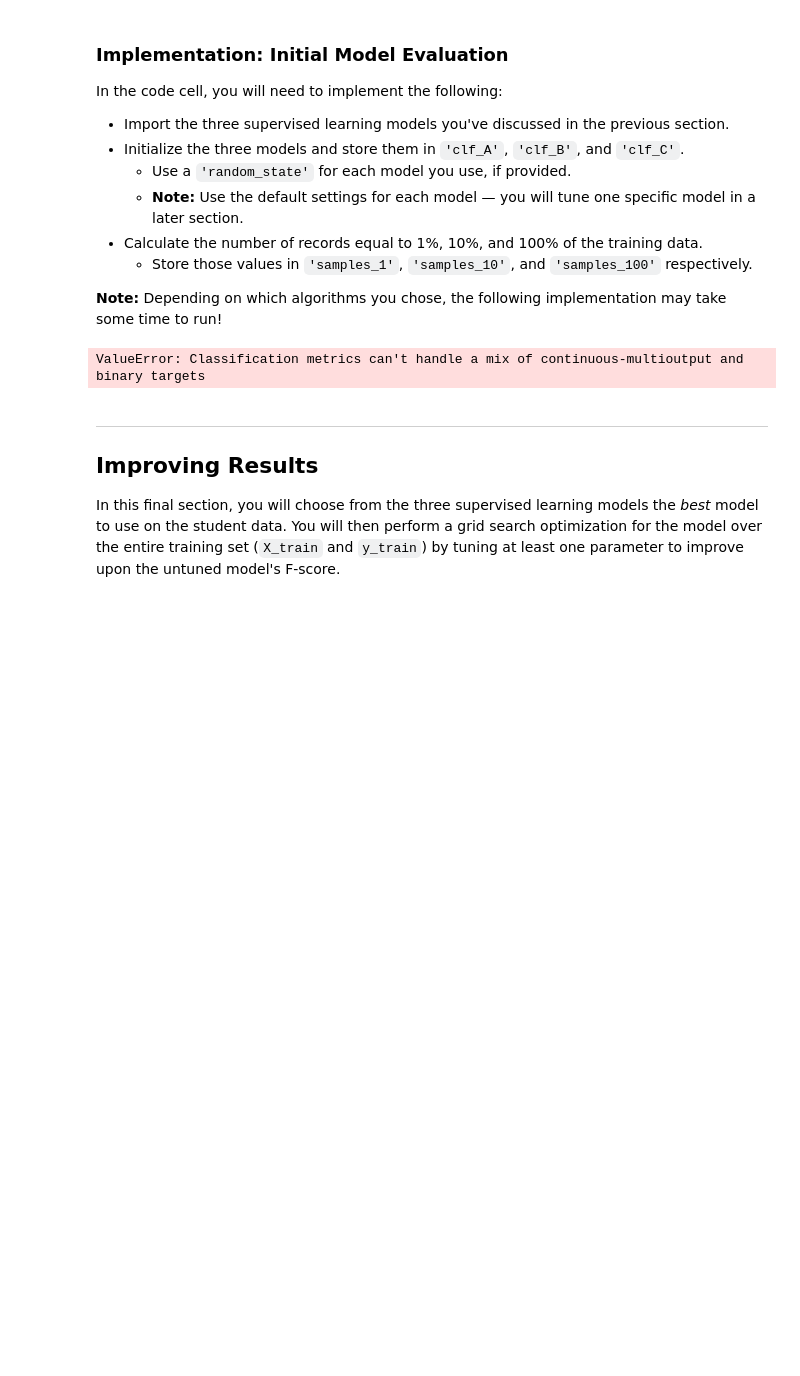
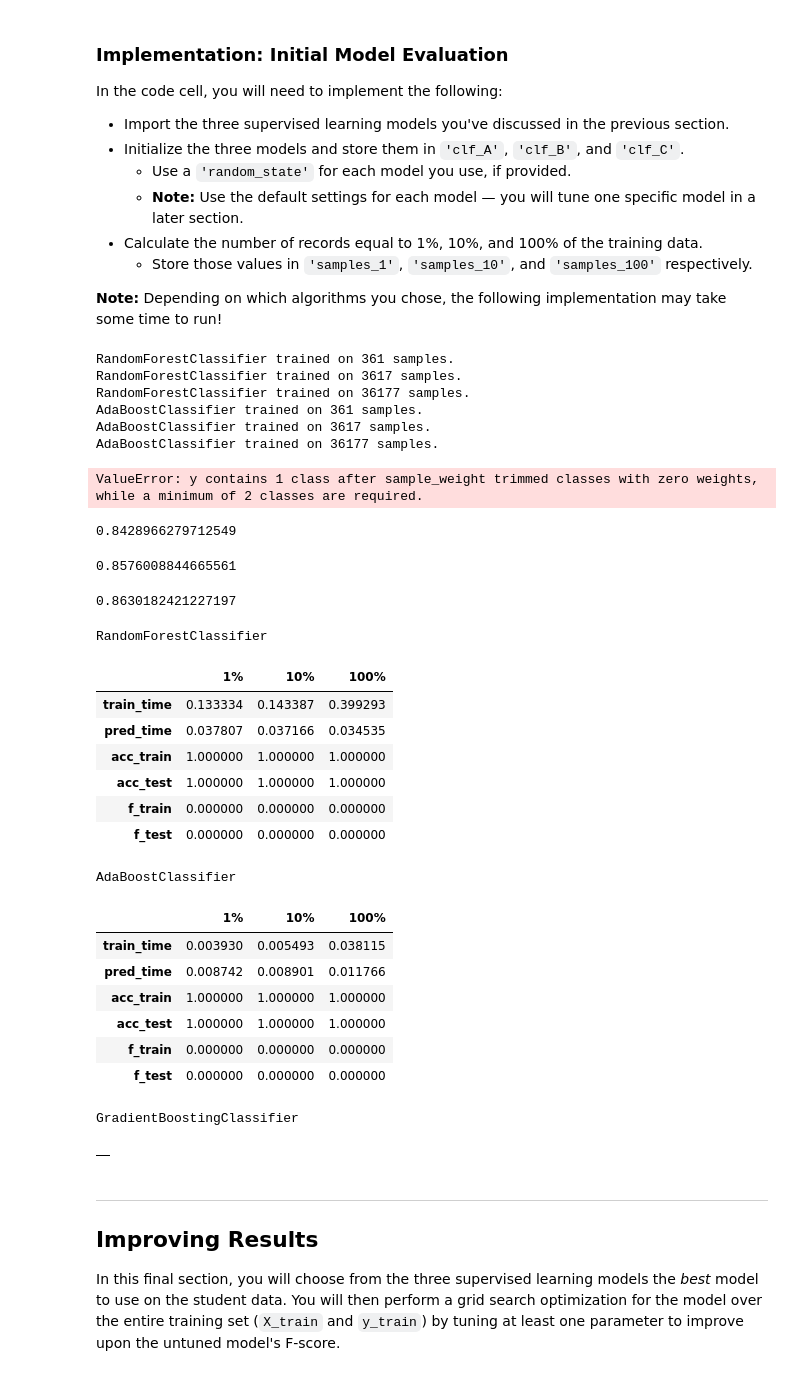
Before and after one commit to KrishnaMuhammad/CharityDonors, a Jupyter notebook: finding_donors.ipynb, the cells around one changed output. Cells and saved outputs as stored; diff of their text form; code cells hidden in the pictures; blank space fills up the shorter version.

```diff
--- a/finding_donors.ipynb
+++ b/finding_donors.ipynb
@@ -161,12 +206,13 @@ Additionally, as with the non-numeric features, we need to convert the non-numer
    - Set records with "<=50K" to `0` and records with ">50K" to `1`.
 # %%
 # # One-hot encode the 'features_log_minmax_transform' data using pandas.get_dummies()
-features_final = pd.get_dummies(features_log_minmax_transform)
+#features_final = pd.get_dummies(features_log_minmax_transform)
+features_final= pd.get_dummies(features_raw)
 
 # # Encode the 'income_raw' data to numerical values
 #income = income_raw.map({">50k":1, "<=50k":0})
-income = pd.get_dummies(income_raw)['>50K']
-#income = income_raw.apply(lambda x: 1 if x == ">50k" else 0)
+#income = pd.get_dummies(income_raw)['>50K']
+income = income_raw.apply(lambda x: 1 if x == ">50k" else 0)
 
 # # Print the number of features after one-hot encoding
 
@@ -312,7 +355,7 @@ def train_predict(learner, sample_size, X_train, y_train, X_test, y_test):
 
     # TODO: Fit the learner to the training data using slicing with 'sample_size' using .fit(training_features[:], training_labels[:])
     start = time() # Get start time
-    learner = learner.fit(X_train[0:sample_size], y_train[0:sample_size])
+    learner = learner.fit(X_train[:sample_size], y_train[:sample_size])
     end = time() # Get end time
 
     # TODO: Calculate the training time
@@ -322,20 +365,20 @@ def train_predict(learner, sample_size, X_train, y_train, X_test, y_test):
     #       then get predictions on the first 300 training samples(X_train) using .predict()
     start = time() # Get start time
     predictions_test = learner.predict(X_test)
-    predictions_train = learner.predict(X_train[0:300])
+    predictions_train = learner.predict(X_train[:300])
     end = time() # Get end time
 
     # TODO: Calculate the total prediction time
     results['pred_time'] = end - start
 
     # TODO: Compute accuracy on the first 300 training samples which is y_train[:300]
-    results['acc_train'] = accuracy_score(y_train[0:300], predictions_train)
+    results['acc_train'] = accuracy_score(y_train[:300], predictions_train)
 
     # TODO: Compute accuracy on test set using accuracy_score()
     results['acc_test'] = accuracy_score(y_test, predictions_test)
 
     # TODO: Compute F-score on the the first 300 training samples using fbeta_score()
-    results['f_train'] = fbeta_score(X_train[0:300], predictions_train, beta=0.5)
+    results['f_train'] = fbeta_score(y_train[:300], predictions_train, beta=0.5)
 
     # TODO: Compute F-score on the test set which is y_test
     results['f_test'] = fbeta_score(y_test, predictions_test, beta=0.5)
@@ -358,22 +401,20 @@ In the code cell, you will need to implement the following:
 **Note:** Depending on which algorithms you chose, the following implementation may take some time to run!
 # %%
 # TODO: Import the three supervised learning models from sklearn
-from sklearn.ensemble import  RandomForestClassifier, AdaBoostClassifier
-from sklearn.linear_model import LinearRegression
+from sklearn.ensemble import RandomForestClassifier, AdaBoostClassifier, GradientBoostingClassifier
 
-from sklearn.neighbors import KNeighborsClassifier
 # TODO: Initialize the three models
-clf_A = RandomForestClassifier()
-clf_B = AdaBoostClassifier()
-clf_C = LinearRegression()
+clf_A = RandomForestClassifier(random_state = 10)
+clf_B = AdaBoostClassifier(random_state = 10)
+clf_C = GradientBoostingClassifier(random_state= 10)
 
 # TODO: Calculate the number of samples for 1%, 10%, and 100% of the training data
 # HINT: samples_100 is the entire training set i.e. len(y_train)
 # HINT: samples_10 is 10% of samples_100 (ensure to set the count of the values to be `int` and not `float`)
 # HINT: samples_1 is 1% of samples_100 (ensure to set the count of the values to be `int` and not `float`)
-samples_100 = len(y_train)
-samples_10 = int(samples_100 * 0.1)
-samples_1 = int(samples_100 * 0.01)
+samples_100 = len(X_train)
+samples_10 = int(samples_100 // 10)
+samples_1 = int(samples_100// 100)
 
 
 # Collect results on the learners
@@ -388,7 +429,54 @@ for clf in [clf_A, clf_B, clf_C]:
 # Run metrics visualization for the three supervised learning models chosen
 vs.evaluate(results, accuracy, fscore)
 # %% [output]
-ValueError: Classification metrics can't handle a mix of continuous-multioutput and binary targets
+RandomForestClassifier trained on 361 samples.
+RandomForestClassifier trained on 3617 samples.
+RandomForestClassifier trained on 36177 samples.
+AdaBoostClassifier trained on 361 samples.
+AdaBoostClassifier trained on 3617 samples.
+AdaBoostClassifier trained on 36177 samples.
+ValueError: y contains 1 class after sample_weight trimmed classes with zero weights, while a minimum of 2 classes are required.
+# %%
+#Random Forest Classifier
+clf_A.fit(X_train, y_train)
+clf_A.score(X_test, y_test)
+# %% [output]
+0.8428966279712549
+# %%
+#ADA Boost
+clf_B.fit(X_train, y_train)
+clf_B.score(X_test, y_test)
+# %% [output]
+0.8576008844665561
+# %%
+#GradientBoost Classifer
+clf_C.fit(X_train, y_train)
+clf_C.score(X_test, y_test)
+# %% [output]
+0.8630182421227197
+# %%
+for i in results.items():
+    print (i[0])
+    display(pd.DataFrame(i[1]).rename(columns={0:'1%', 1:'10%', 2:'100%'}))
+# %% [output]
+RandomForestClassifier
+|  | 1% | 10% | 100% |
+| train_time | 0.133334 | 0.143387 | 0.399293 |
+| pred_time | 0.037807 | 0.037166 | 0.034535 |
+| acc_train | 1.000000 | 1.000000 | 1.000000 |
+| acc_test | 1.000000 | 1.000000 | 1.000000 |
+| f_train | 0.000000 | 0.000000 | 0.000000 |
+| f_test | 0.000000 | 0.000000 | 0.000000 |
+AdaBoostClassifier
+|  | 1% | 10% | 100% |
+| train_time | 0.003930 | 0.005493 | 0.038115 |
+| pred_time | 0.008742 | 0.008901 | 0.011766 |
+| acc_train | 1.000000 | 1.000000 | 1.000000 |
+| acc_test | 1.000000 | 1.000000 | 1.000000 |
+| f_train | 0.000000 | 0.000000 | 0.000000 |
+| f_test | 0.000000 | 0.000000 | 0.000000 |
+GradientBoostingClassifier
+|  |
 # %% [markdown]
 ----
 ## Improving Results
```
Also changed, not shown: parts of 11 cells of this notebook.
